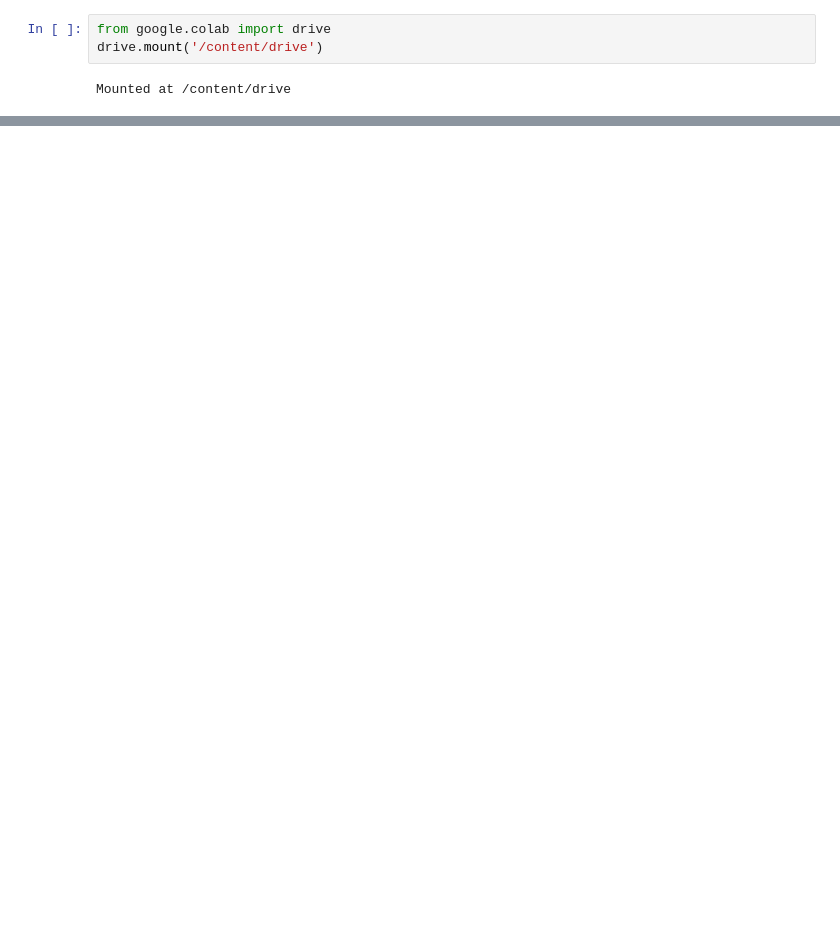
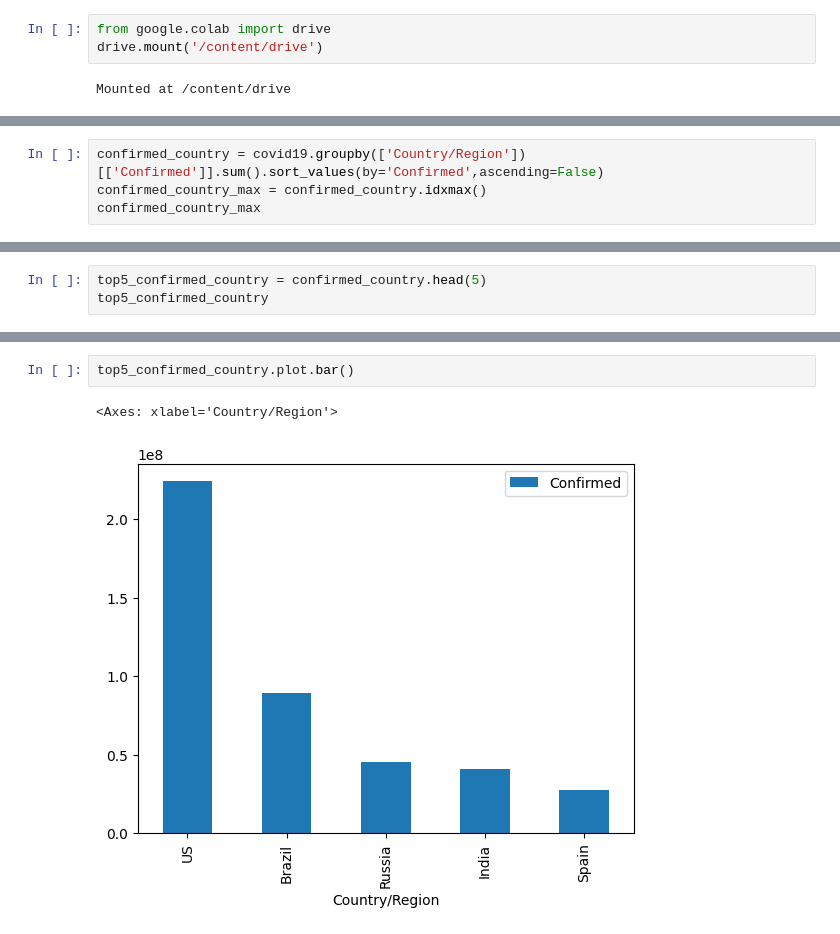
Before and after one commit to qmcnn/Data-Mining, a Jupyter notebook: Quiz2.ipynb, the cells around one changed output, grey strips where cells are left out. Saved outputs shown, nothing was run; the diff lists cells and outputs as text; blank space fills up the shorter version.

```diff
--- a/Quiz2.ipynb
+++ b/Quiz2.ipynb
@@ -77,0 +125,4 @@ adult_data
+# %%
+confirmed_country = covid19.groupby(['Country/Region'])[['Confirmed']].sum().sort_values(by='Confirmed',ascending=False)
+confirmed_country_max = confirmed_country.idxmax()
+confirmed_country_max
@@ -77,0 +152,3 @@ adult_data
+# %%
+top5_confirmed_country = confirmed_country.head(5)
+top5_confirmed_country
@@ -77,0 +163,5 @@ adult_data
+# %%
+top5_confirmed_country.plot.bar()
+# %% [output]
+<Axes: xlabel='Country/Region'>
+[figure, added]
```
Also changed, not shown: parts of 42 cells of this notebook.
